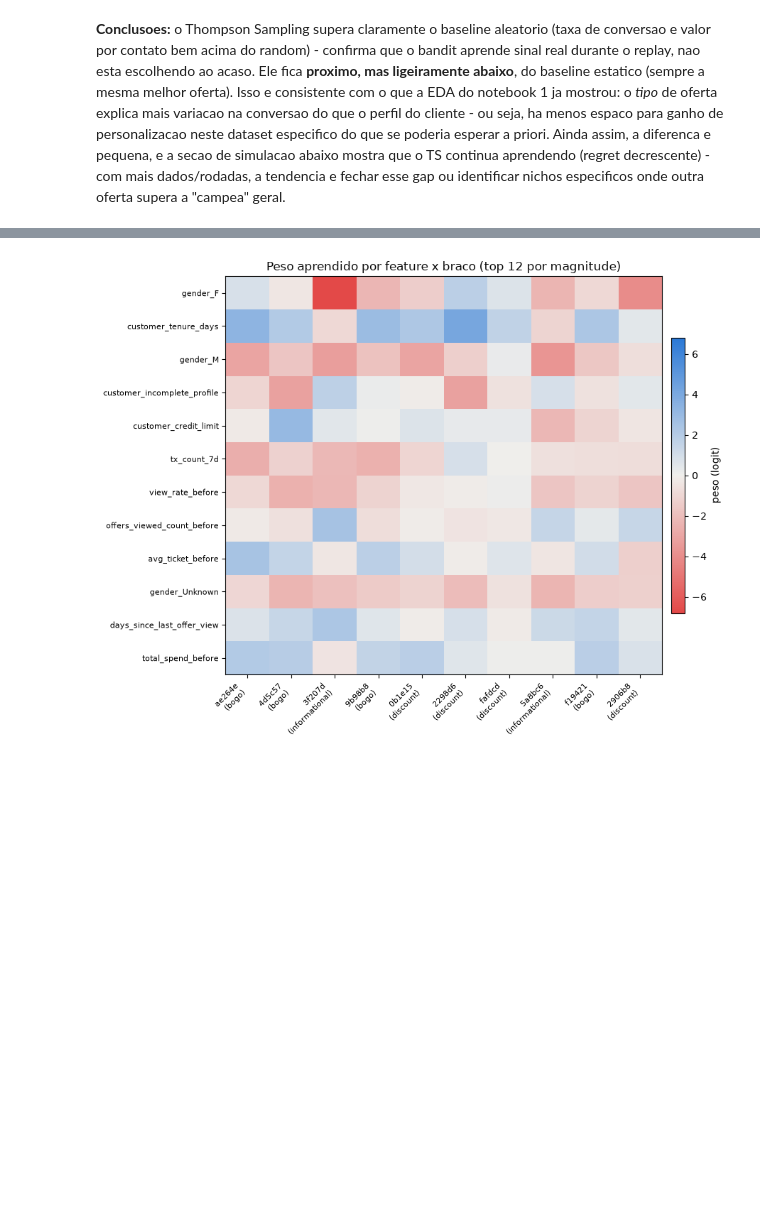
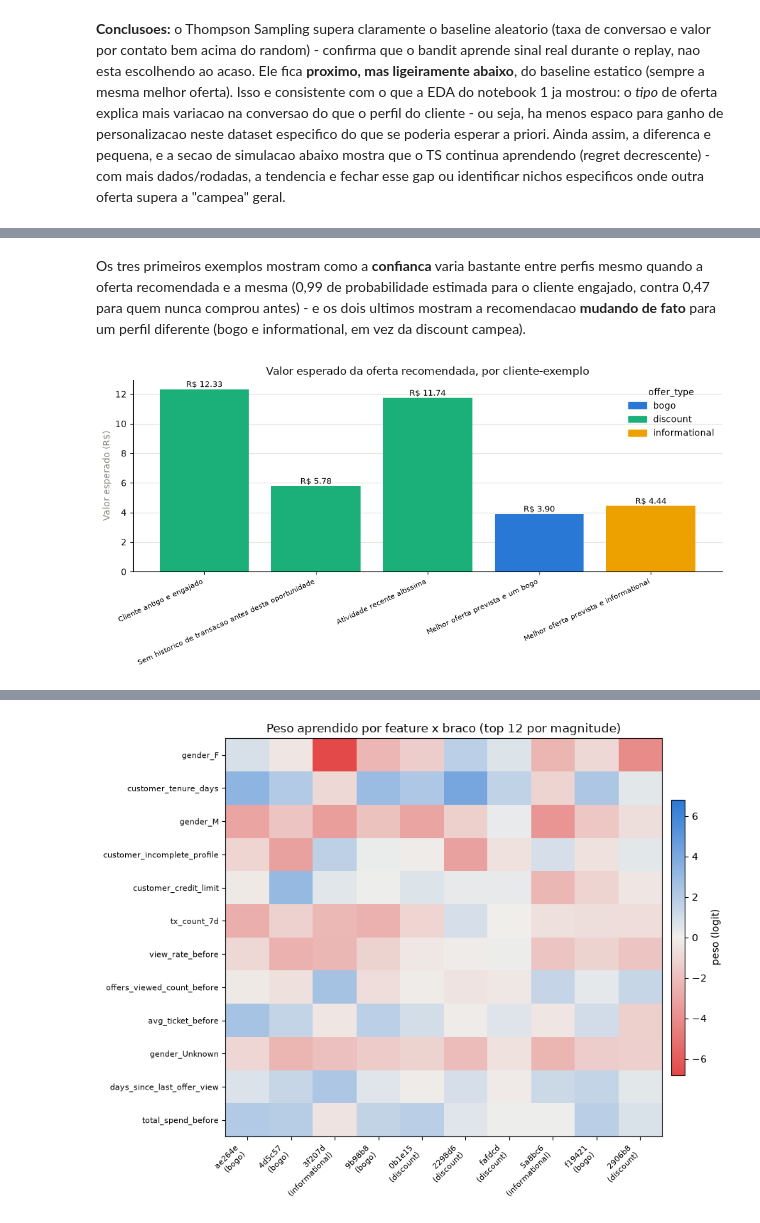
Before and after one commit to biancaseixas/offer-optimization-case-biancaseixas, a Jupyter notebook: notebooks/2_modeling.ipynb, the cells around one changed output, grey strips where cells are left out. Saved outputs shown, nothing was run; the diff lists cells and outputs as text; code cells hidden in the pictures; blank space fills up the shorter version.

```diff
--- a/notebooks/2_modeling.ipynb
+++ b/notebooks/2_modeling.ipynb
@@ -463,0 +547,26 @@ gap ou identificar nichos especificos onde outra oferta supera a "campea" geral.
+# %% [markdown]
+Os tres primeiros exemplos mostram como a **confianca** varia bastante entre perfis mesmo quando
+a oferta recomendada e a mesma (0,99 de probabilidade estimada para o cliente engajado, contra
+0,47 para quem nunca comprou antes) - e os dois ultimos mostram a recomendacao **mudando de fato**
+para um perfil diferente (bogo e informational, em vez da discount campea).
+# %%
+# Visualiza a oferta top-1 recomendada por cliente-exemplo, colorida por tipo de oferta
+type_colors_local = {"bogo": CAT_COLORS[0], "discount": CAT_COLORS[1], "informational": CAT_COLORS[2]}
+labels_short = [l.split(" (")[0] for l in summary_examples.index]
+bar_colors = [type_colors_local[t.split(" ")[0]] for t in summary_examples["oferta_recomendada"]]
+
+fig, ax = plt.subplots(figsize=(10, 5))
+ax.bar(labels_short, summary_examples["valor_esperado (R$)"], color=bar_colors)
+ax.set_title("Valor esperado da oferta recomendada, por cliente-exemplo", color=INK, fontsize=12)
+ax.set_ylabel("Valor esperado (R$)", color=MUTED)
+style_ax(ax)
+plt.xticks(rotation=25, ha="right", fontsize=8)
+for i, v in enumerate(summary_examples["valor_esperado (R$)"]):
+    ax.text(i, v + 0.15, f"R$ {v:.2f}", ha="center", color=INK, fontsize=9)
+
+handles = [plt.Rectangle((0, 0), 1, 1, color=c) for c in type_colors_local.values()]
+ax.legend(handles, type_colors_local.keys(), title="offer_type", frameon=False)
+plt.tight_layout()
+plt.show()
+# %% [output]
+[figure, added]
```
Also changed, not shown: parts of 9 cells of this notebook, 1 other file.
